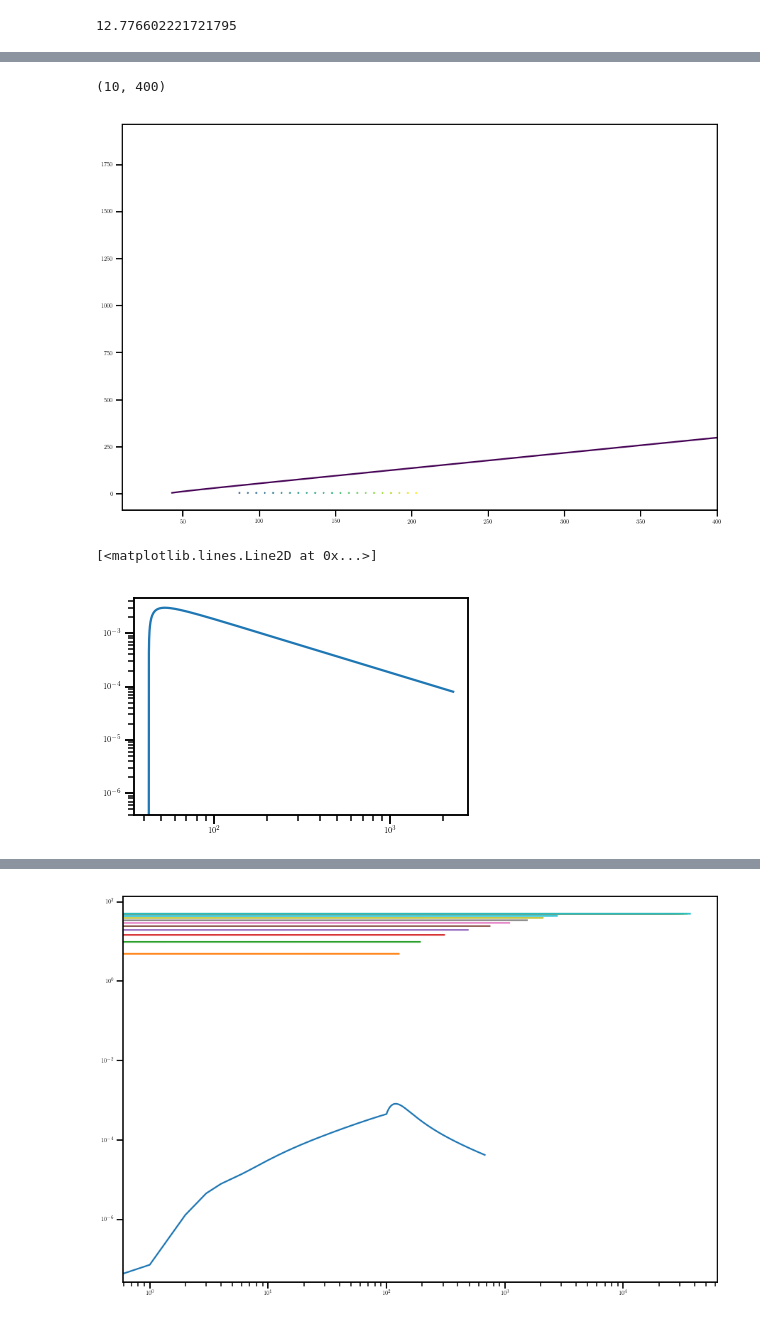
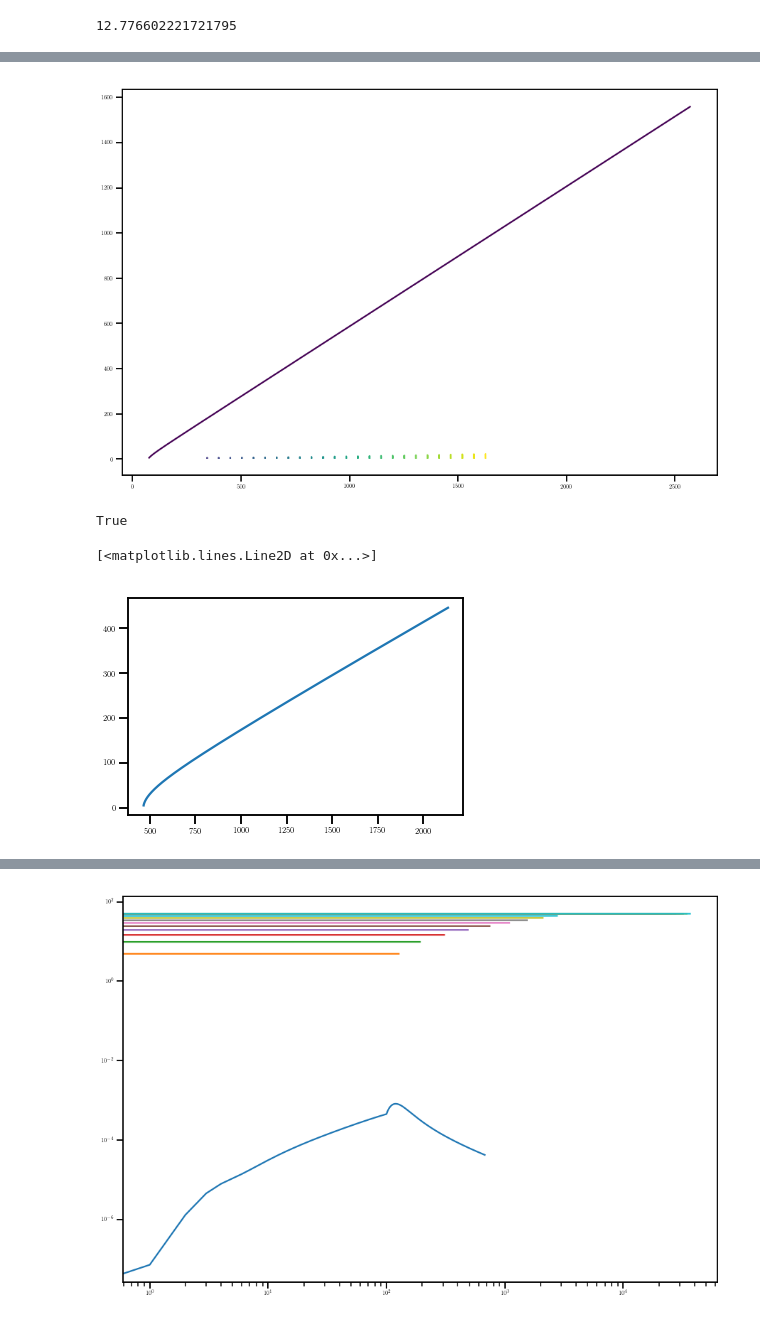
Before and after one commit to arnauqb/qwind, a Jupyter notebook: Notebooks/debug2.ipynb, the cells around one changed output, grey strips where cells are left out. Saved outputs shown, nothing was run; the diff lists cells and outputs as text; code cells hidden in the pictures.

```diff
--- a/Notebooks/debug2.ipynb
+++ b/Notebooks/debug2.ipynb
@@ -26,7 +26,7 @@ importlib.reload(qsosed)
 # %% [output]
 <module 'qwind.radiation.qsosed' from '/cosma7/data/dp004/dc-quer1/qwind/qwind/radiation/qsosed.py'>
 # %%
-M_range = [1e7]#[np.geomspace(1e7, 1e10,10)[-2]]
+M_range = [1e8]#[np.geomspace(1e7, 1e10,10)[-2]]
 mdot_range = np.geomspace(0.1, 1, 4)
 # %%
 M_range
@@ -39,14 +39,14 @@ np.log10(1e-11 / constants.m_p)
 # %%
 models = []
 for M in M_range:
-    for mdot in [0.3]:
+    for mdot in [0.5]:
         models.append(wind.Qwind(M=M,
                                  mdot = mdot,
                                  n_cpus = 4,
                                  nr = 30,
-                                 r_in = 40,
-                                 r_out = 200,
-                                 rho_shielding = 1e12,
+                                 r_in = 50,
+                                 r_out = 1600,
+                                 rho_shielding = 1e10,
                                  radiation_mode = "SimpleSED",
                                  modes = []))
 # %% [output]
@@ -88,15 +86,17 @@ cmap = cmap(np.linspace(0,1, len(lines)))
 for i,line in enumerate(lines):
     plt.plot(line.r_hist, line.z_hist, color = cmap[i])
 #plt.ylim(1,10)
-plt.xlim(10,400)
+#plt.xlim(10,400)
 # %% [output]
-(10, 400)
-[figure, old version]
+[figure, new version]
 # %%
-line1 = lines[0]
-line2 = lines[1]
+line1 = lines[5]
+line2 = lines[6]
+line2.escaped
+# %% [output]
+True
 # %%
-plt.loglog(line1.r_hist, line1.tau_uv_hist)
+plt.plot(line1.r_hist, line1.z_hist)
 # %% [output]
 [<matplotlib.lines.Line2D at 0x...>]
-[figure, old version]
+[figure, new version]
```
Also changed, not shown: parts of 9 cells of this notebook, 1 other file.
